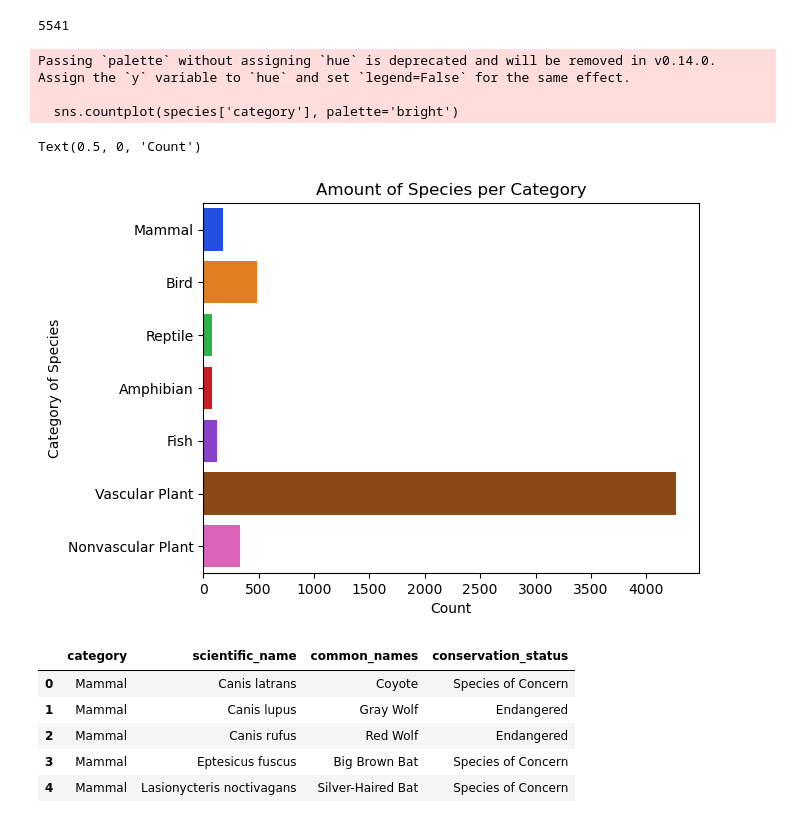
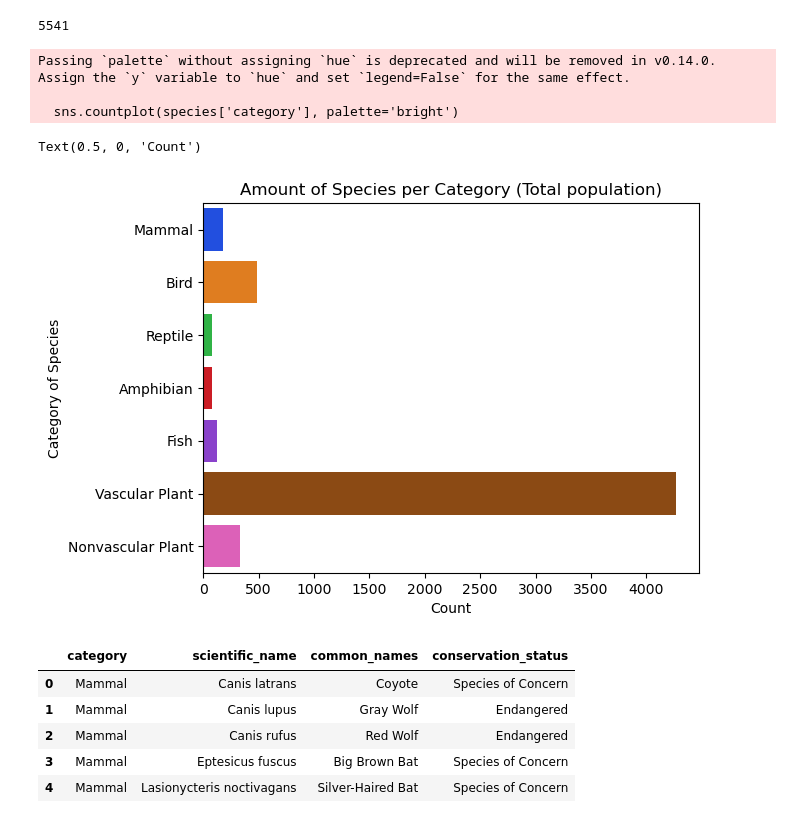
Before and after one commit to CrisFC4/Biodiversity_project, a Jupyter notebook: biodiversity_starter/biodiversity.ipynb, the cells around one changed output. Cells and saved outputs as stored; diff of their text form; code cells hidden in the pictures.

```diff
--- a/biodiversity_starter/biodiversity.ipynb
+++ b/biodiversity_starter/biodiversity.ipynb
@@ -153,15 +155,15 @@ len(species)
 # %%
 # Bar plot of the 'category' variable
 sns.countplot(species['category'], palette='bright')
-plt.title('Amount of Species per Category')
+plt.title('Amount of Species per Category (Total population)')
 plt.ylabel('Category of Species')
 plt.xlabel('Count')
 # %% [output]
 Passing `palette` without assigning `hue` is deprecated and will be removed in v0.14.0. Assign the `y` variable to `hue` and set `legend=False` for the same effect.
 
   sns.countplot(species['category'], palette='bright')
 Text(0.5, 0, 'Count')
-[figure, old version]
+[figure, new version]
 # %%
 # Create a subset of the 'species' dataframe containing threatened animals (animals without a NaN in the 'conservation_status' variable)
 threatened = species.dropna(subset=['conservation_status'])
```
Also changed, not shown: parts of 11 cells of this notebook.
